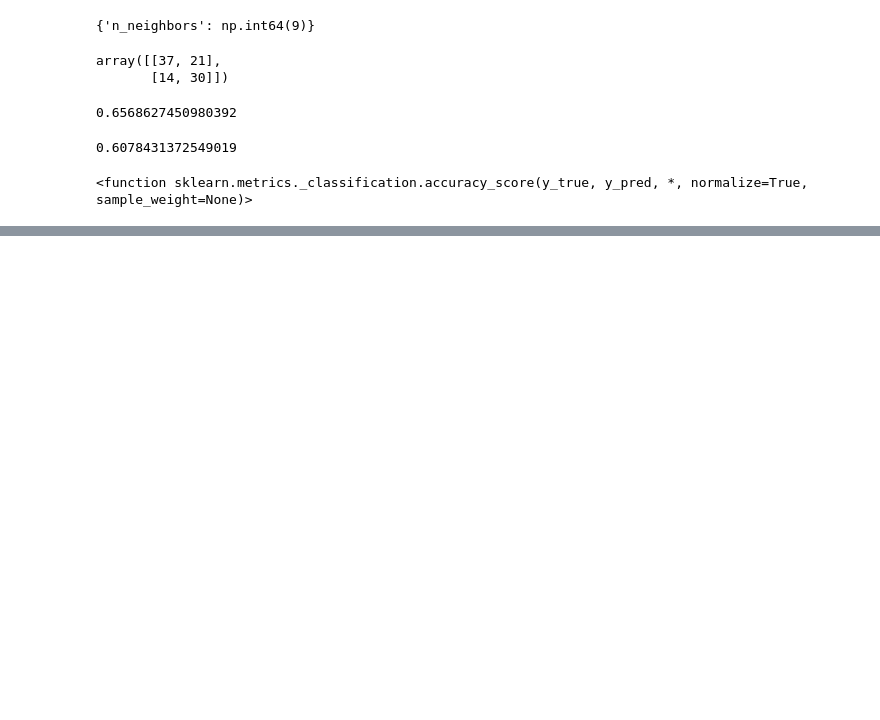
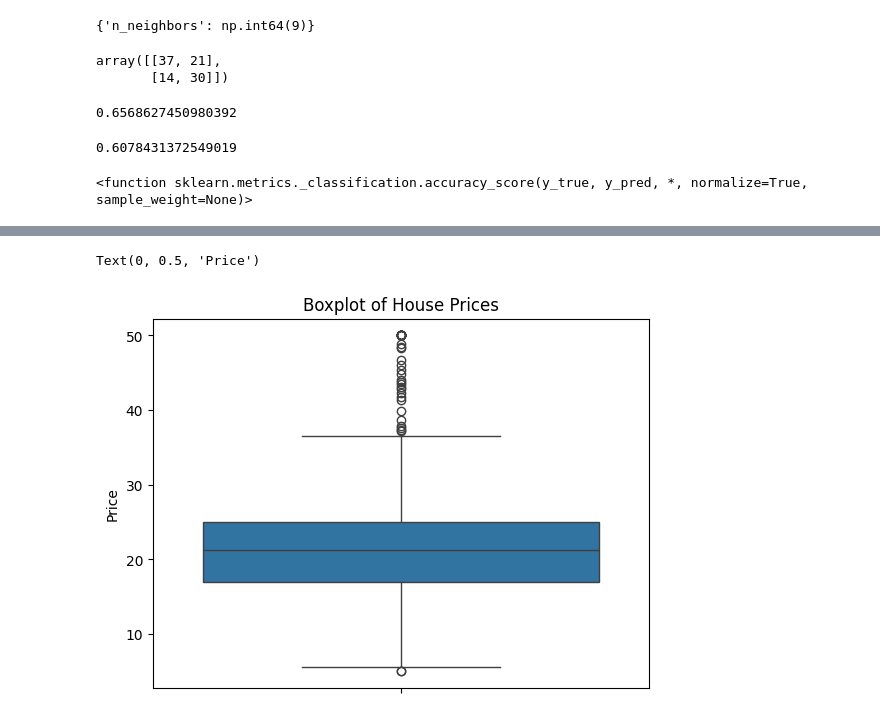
Before and after one commit to Ebin21/ML, a Jupyter notebook: House_Price.ipynb, the cells around one changed output, grey strips where cells are left out. Saved outputs shown, nothing was run; the diff lists cells and outputs as text; code cells hidden in the pictures; blank space fills up the shorter version.

```diff
--- a/House_Price.ipynb
+++ b/House_Price.ipynb
@@ -523,0 +530,3 @@ accuracy_score
+# %%
+df = pd.read_csv('House_Price.csv')
+df.isnull().sum()
@@ -523,0 +554,9 @@ accuracy_score
+# %%
+df.fillna(df.mode().iloc[0], inplace=True)
+# %%
+sns.boxplot(y=df['price'])
+plt.title('Boxplot of House Prices')
+plt.ylabel('Price')
+# %% [output]
+Text(0, 0.5, 'Price')
+[figure, added]
```
Also changed, not shown: parts of 4 cells of this notebook.
